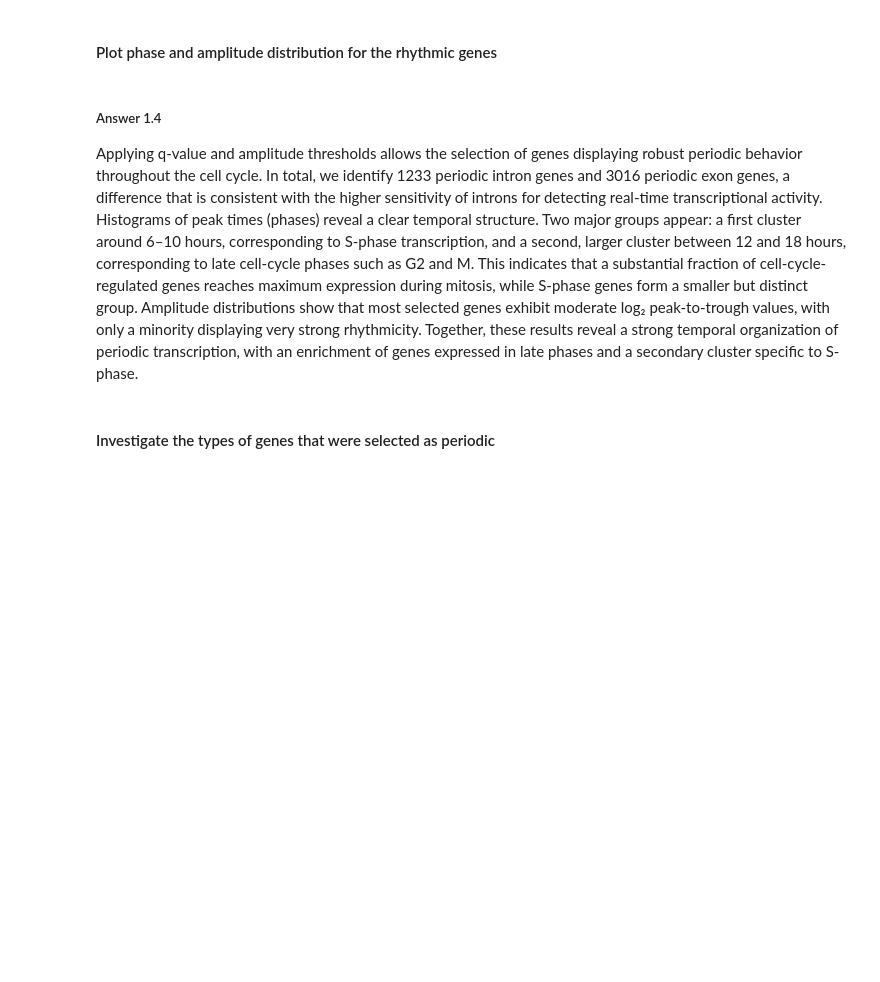
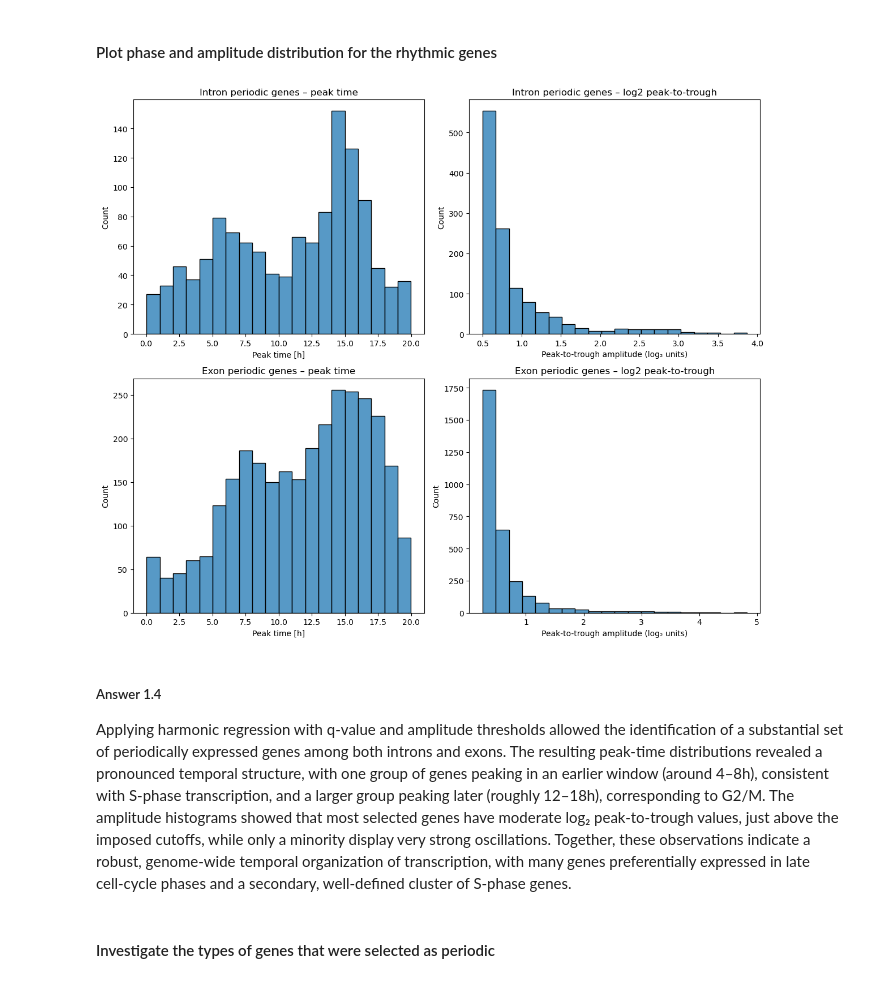
Before and after one commit to AlexiaGiroud/GenomeToFunction-exo3-G22, a Jupyter notebook: Exercise_Week10_11_B_Exercises.ipynb, the cells around one changed output. Cells and saved outputs as stored; diff of their text form; code cells hidden in the pictures; blank space fills up the shorter version.

```diff
--- a/Exercise_Week10_11_B_Exercises.ipynb
+++ b/Exercise_Week10_11_B_Exercises.ipynb
@@ -686,27 +783,24 @@ results_exon = fit_harmo(dat_exon_fit, time, T)
 # %% [markdown]
 #### Define the genes of interest
 # %%
-# Get the genes with significant periodic gene expression in introns and exons
-#genes_per_introns = np.logical_and(..., ...)
-
-
 # Answer 1.4.1
 
 q_thresh = 0.05
-amp_thresh_intron = 0.5   # log2 peak-to-trough > 0.5 for introns
-amp_thresh_exon   = 0.25  # log2 peak-to-trough > 0.25 for exons
+amp_thresh_intron = 0.5
+amp_thresh_exon   = 0.25
 
-mask_intron = (results_intron["q_val"] < q_thresh) & \
-              (results_intron["amp"]   > amp_thresh_intron)
+genes_per_introns = results_intron[
+    (results_intron["q_val"] < q_thresh) &
+    (results_intron["amp"]   > amp_thresh_intron)
+]
 
-mask_exon   = (results_exon["q_val"]   < q_thresh) & \
-              (results_exon["amp"]     > amp_thresh_exon)
-
-genes_per_introns = results_intron[mask_intron]
-genes_per_exons   = results_exon[mask_exon]
+genes_per_exons = results_exon[
+    (results_exon["q_val"]   < q_thresh) &
+    (results_exon["amp"]     > amp_thresh_exon)
+]
 
 print("Number of periodic intron genes:", genes_per_introns.shape[0])
 print("Number of periodic exon genes:",   genes_per_exons.shape[0])
 
-genes_per_introns.sort_values("amp", ascending=False).head(10)
-genes_per_exons.sort_values("amp", ascending=False).head(10)
+display(genes_per_introns.sort_values("amp", ascending=False).head(10))
+display(genes_per_exons.sort_values("amp", ascending=False).head(10))
@@ -715,37 +834,40 @@ genes_per_exons.sort_values("amp", ascending=False).head(10)
 # %%
 # Answer 1.4.2
 
 fig, axs = plt.subplots(2, 2, figsize=(12, 10))
 
 # Intron – phase
 sns.histplot(genes_per_introns["phase"], bins=20, ax=axs[0, 0])
 axs[0, 0].set_title("Intron periodic genes – peak time")
 axs[0, 0].set_xlabel("Peak time [h]")
 axs[0, 0].set_ylabel("Count")
 
 # Intron – amplitude
 sns.histplot(genes_per_introns["amp"], bins=20, ax=axs[0, 1])
 axs[0, 1].set_title("Intron periodic genes – log2 peak-to-trough")
-axs[0, 1].set_xlabel("log2 peak-to-trough amplitude")
+axs[0, 1].set_xlabel("Peak-to-trough amplitude (log₂ units)")
 axs[0, 1].set_ylabel("Count")
 
 # Exon – phase
 sns.histplot(genes_per_exons["phase"], bins=20, ax=axs[1, 0])
 axs[1, 0].set_title("Exon periodic genes – peak time")
 axs[1, 0].set_xlabel("Peak time [h]")
 axs[1, 0].set_ylabel("Count")
 
 # Exon – amplitude
 sns.histplot(genes_per_exons["amp"], bins=20, ax=axs[1, 1])
 axs[1, 1].set_title("Exon periodic genes – log2 peak-to-trough")
-axs[1, 1].set_xlabel("log2 peak-to-trough amplitude")
+axs[1, 1].set_xlabel("Peak-to-trough amplitude (log₂ units)")
 axs[1, 1].set_ylabel("Count")
 
 plt.tight_layout()
 plt.show()
+# %% [output]
+[figure, added]
 # %% [markdown]
 ##### Answer 1.4
-Applying q-value and amplitude thresholds allows the selection of genes displaying robust periodic behavior throughout the cell cycle. In total, we identify 1233 periodic intron genes and 3016 periodic exon genes, a difference that is consistent with the higher sensitivity of introns for detecting real-time transcriptional activity. Histograms of peak times (phases) reveal a clear temporal structure. Two major groups appear: a first cluster around 6–10 hours, corresponding to S-phase transcription, and a second, larger cluster between 12 and 18 hours, corresponding to late cell-cycle phases such as G2 and M. This indicates that a substantial fraction of cell-cycle-regulated genes reaches maximum expression during mitosis, while S-phase genes form a smaller but distinct group. Amplitude distributions show that most selected genes exhibit moderate log₂ peak-to-trough values, with only a minority displaying very strong rhythmicity. Together, these results reveal a strong temporal organization of periodic transcription, with an enrichment of genes expressed in late phases and a secondary cluster specific to S-phase.
+
+Applying harmonic regression with q‑value and amplitude thresholds allowed the identification of a substantial set of periodically expressed genes among both introns and exons. The resulting peak‑time distributions revealed a pronounced temporal structure, with one group of genes peaking in an earlier window (around 4–8h), consistent with S‑phase transcription, and a larger group peaking later (roughly 12–18h), corresponding to G2/M. The amplitude histograms showed that most selected genes have moderate log₂ peak‑to‑trough values, just above the imposed cutoffs, while only a minority display very strong oscillations. Together, these observations indicate a robust, genome‑wide temporal organization of transcription, with many genes preferentially expressed in late cell‑cycle phases and a secondary, well‑defined cluster of S‑phase genes.
 # %% [markdown]
 #### Investigate the types of genes that were selected as periodic
 # %%
```
Also changed, not shown: parts of 30 cells of this notebook.
